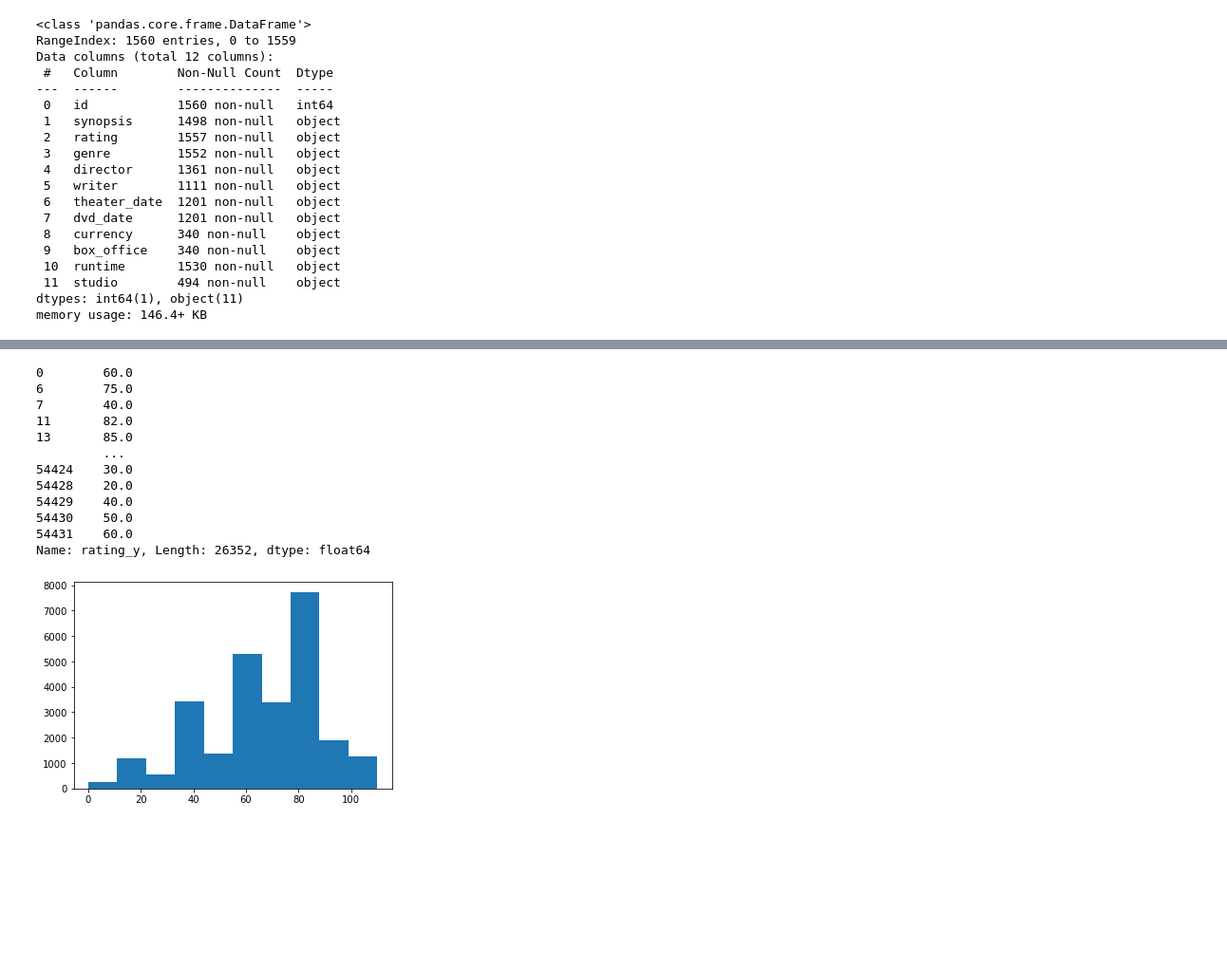
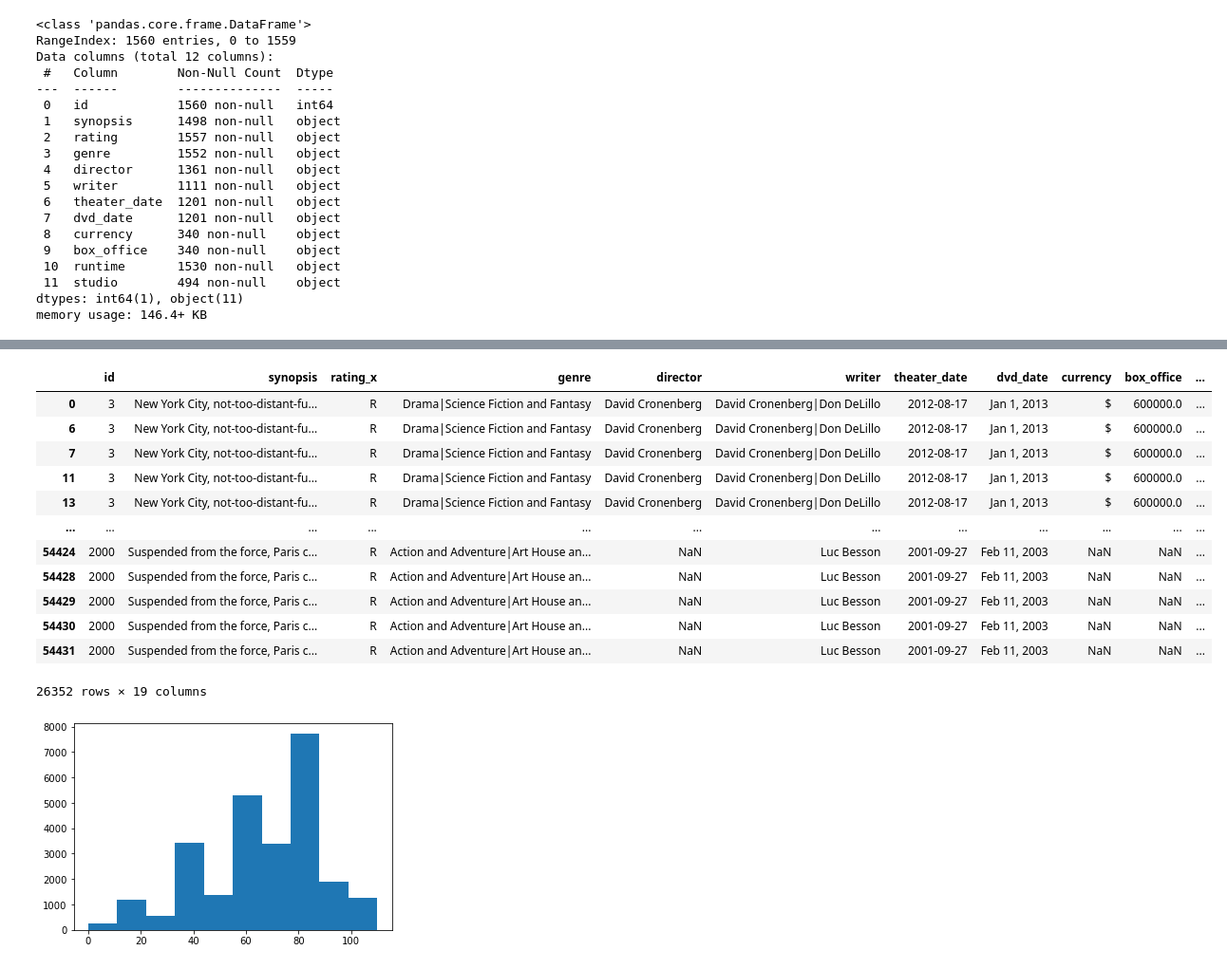
Before and after one commit to KPMcDonough49/dsc-phase-1-project, a Jupyter notebook: rt_data.ipynb, the cells around one changed output, grey strips where cells are left out. Shown: that part at 95% size. Drawn from its saved outputs; the diff is of its cells as text; code cells hidden in the pictures; blank space fills up the shorter version.

```diff
--- a/rt_data.ipynb
+++ b/rt_data.ipynb
@@ -132,20 +100,21 @@ df_rt['rating_y'] = df_rt['rating_y'].apply(standardize)
 # %%
 df_rt.dropna(subset=['rating_y'], inplace=True)
 # %%
-df_rt['rating_y']
+df_rt
 # %% [output]
+|  | id | synopsis | rating_x | genre | director | writer | theater_date | dvd_date | currency | box_office | ... |
+| 0 | 3 | New York City, not-too-distant-fu... | R | Drama|Science Fiction and Fantasy | David Cronenberg | David Cronenberg|Don DeLillo | 2012-08-17 | Jan 1, 2013 | $ | 600000.0 | ... |
+| 6 | 3 | New York City, not-too-distant-fu... | R | Drama|Science Fiction and Fantasy | David Cronenberg | David Cronenberg|Don DeLillo | 2012-08-17 | Jan 1, 2013 | $ | 600000.0 | ... |
+| 7 | 3 | New York City, not-too-distant-fu... | R | Drama|Science Fiction and Fantasy | David Cronenberg | David Cronenberg|Don DeLillo | 2012-08-17 | Jan 1, 2013 | $ | 600000.0 | ... |
+| 11 | 3 | New York City, not-too-distant-fu... | R | Drama|Science Fiction and Fantasy | David Cronenberg | David Cronenberg|Don DeLillo | 2012-08-17 | Jan 1, 2013 | $ | 600000.0 | ... |
+| 13 | 3 | New York City, not-too-distant-fu... | R | Drama|Science Fiction and Fantasy | David Cronenberg | David Cronenberg|Don DeLillo | 2012-08-17 | Jan 1, 2013 | $ | 600000.0 | ... |
+| ... | ... | ... | ... | ... | ... | ... | ... | ... | ... | ... | ... |
+| 54424 | 2000 | Suspended from the force, Paris c... | R | Action and Adventure|Art House an... | NaN | Luc Besson | 2001-09-27 | Feb 11, 2003 | NaN | NaN | ... |
+| 54428 | 2000 | Suspended from the force, Paris c... | R | Action and Adventure|Art House an... | NaN | Luc Besson | 2001-09-27 | Feb 11, 2003 | NaN | NaN | ... |
+| 54429 | 2000 | Suspended from the force, Paris c... | R | Action and Adventure|Art House an... | NaN | Luc Besson | 2001-09-27 | Feb 11, 2003 | NaN | NaN | ... |
+| 54430 | 2000 | Suspended from the force, Paris c... | R | Action and Adventure|Art House an... | NaN | Luc Besson | 2001-09-27 | Feb 11, 2003 | NaN | NaN | ... |
+| 54431 | 2000 | Suspended from the force, Paris c... | R | Action and Adventure|Art House an... | NaN | Luc Besson | 2001-09-27 | Feb 11, 2003 | NaN | NaN | ... |
-0        60.0
-6        75.0
-7        40.0
-11       82.0
-13       85.0
-         ...
-54424    30.0
-54428    20.0
-54429    40.0
-54430    50.0
-54431    60.0
-Name: rating_y, Length: 26352, dtype: float64
+26352 rows × 19 columns
 # %%
 fig, ax = plt.subplots()
 ax.hist(df_rt['rating_y']);
```
Also changed, not shown: parts of 10 cells of this notebook.
